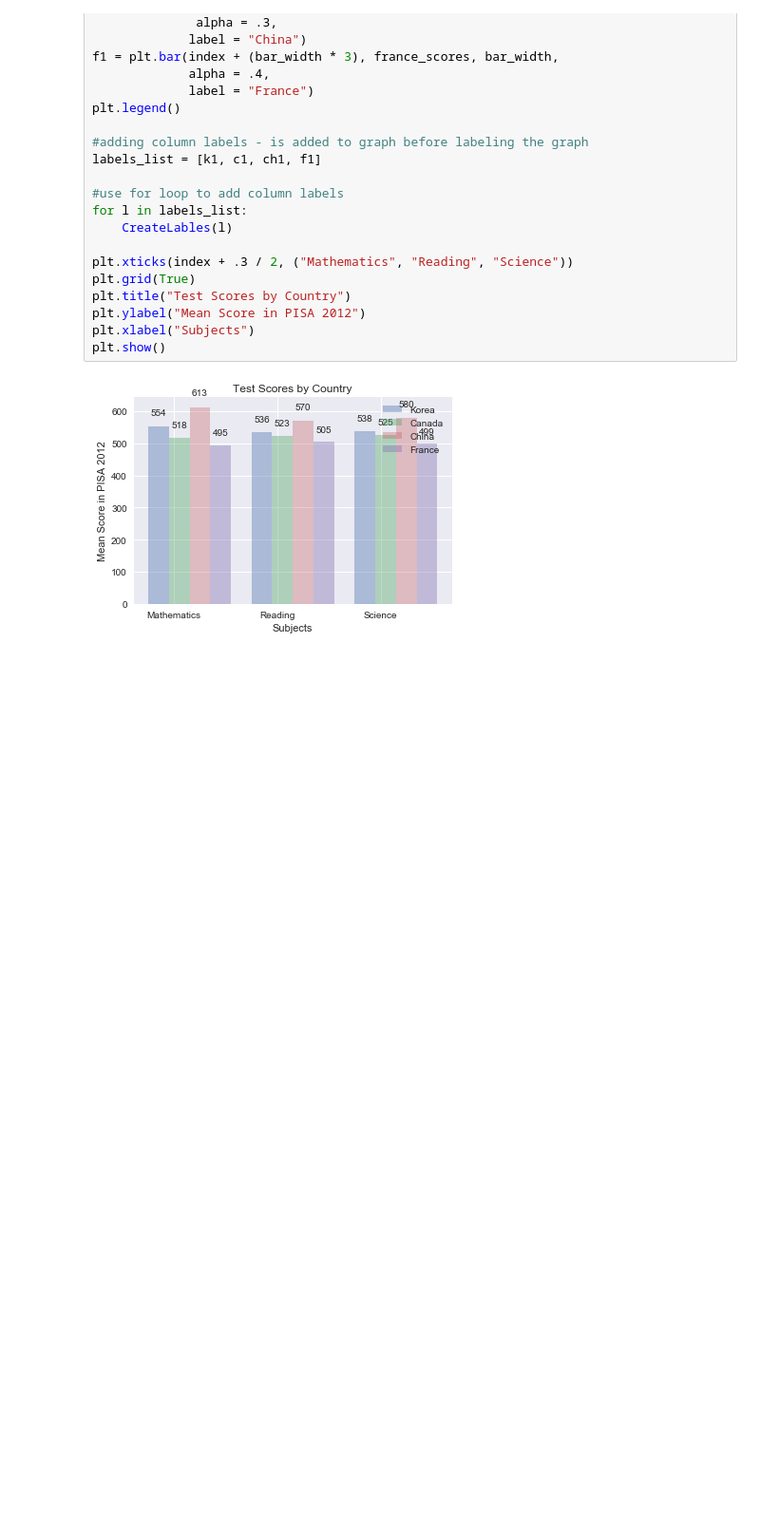
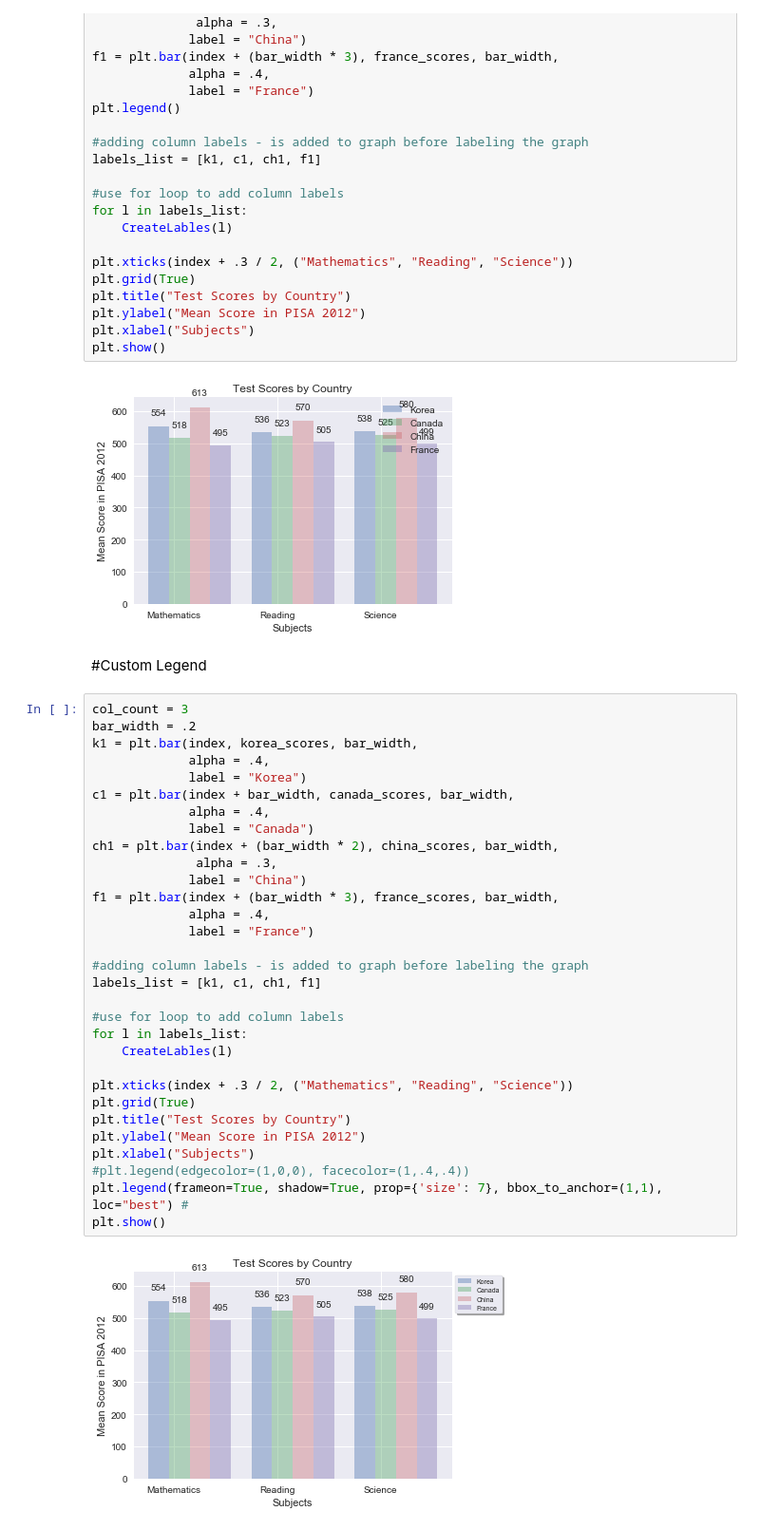
Before and after one commit to jhonasttan/pythonBegToAdClass, a Jupyter notebook: sect14-project9-DataVisiualization/mainNoteBook.ipynb, the cells around one changed output. Shown at 95% size. Cells and saved outputs as stored; diff of their text form; blank space fills up the shorter version.

Commit message:
Sect: 14 - Project #9 - Data Visualization - 137. Custom legend
Signed-off-by: jhonasttan <jhonasttan@gmail.com>

```diff
--- a/sect14-project9-DataVisiualization/mainNoteBook.ipynb
+++ b/sect14-project9-DataVisiualization/mainNoteBook.ipynb
@@ -466,3 +466,38 @@ plt.xlabel("Subjects")
 plt.show()
 # %% [output]
 [figure]
+# %% [markdown]
+#Custom Legend
+# %%
+col_count = 3
+bar_width = .2
+k1 = plt.bar(index, korea_scores, bar_width,
+             alpha = .4,
+             label = "Korea")
+c1 = plt.bar(index + bar_width, canada_scores, bar_width,
+             alpha = .4,
+             label = "Canada")
+ch1 = plt.bar(index + (bar_width * 2), china_scores, bar_width,
+              alpha = .3,
+             label = "China")
+f1 = plt.bar(index + (bar_width * 3), france_scores, bar_width,
+             alpha = .4,
+             label = "France")
+
+#adding column labels - is added to graph before labeling the graph
+labels_list = [k1, c1, ch1, f1]
+
+#use for loop to add column labels
+for l in labels_list:
+    CreateLables(l)
+
+plt.xticks(index + .3 / 2, ("Mathematics", "Reading", "Science"))
+plt.grid(True)
+plt.title("Test Scores by Country")
+plt.ylabel("Mean Score in PISA 2012")
+plt.xlabel("Subjects")
+#plt.legend(edgecolor=(1,0,0), facecolor=(1,.4,.4))
+plt.legend(frameon=True, shadow=True, prop={'size': 7}, bbox_to_anchor=(1,1), loc="best") #
+plt.show()
+# %% [output]
+[figure, added]
```
